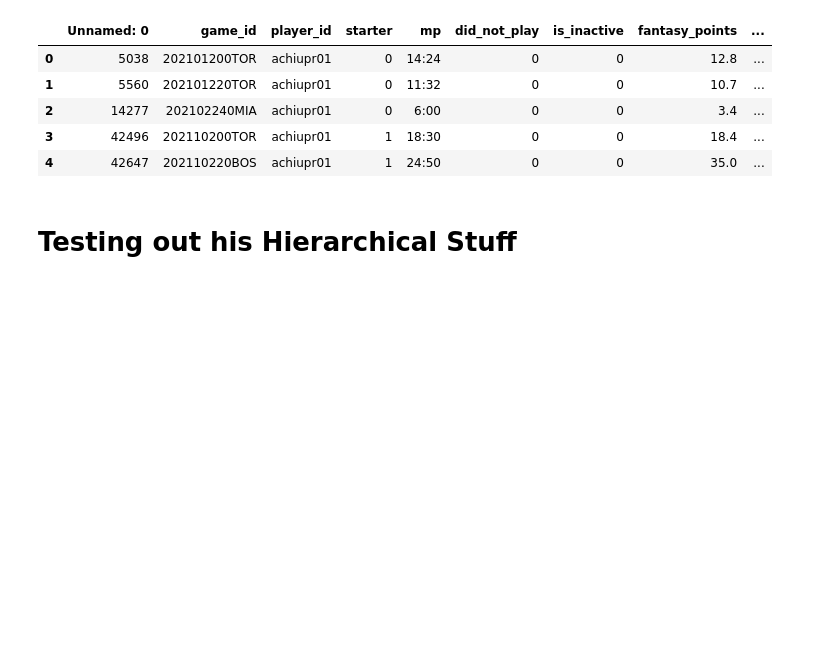
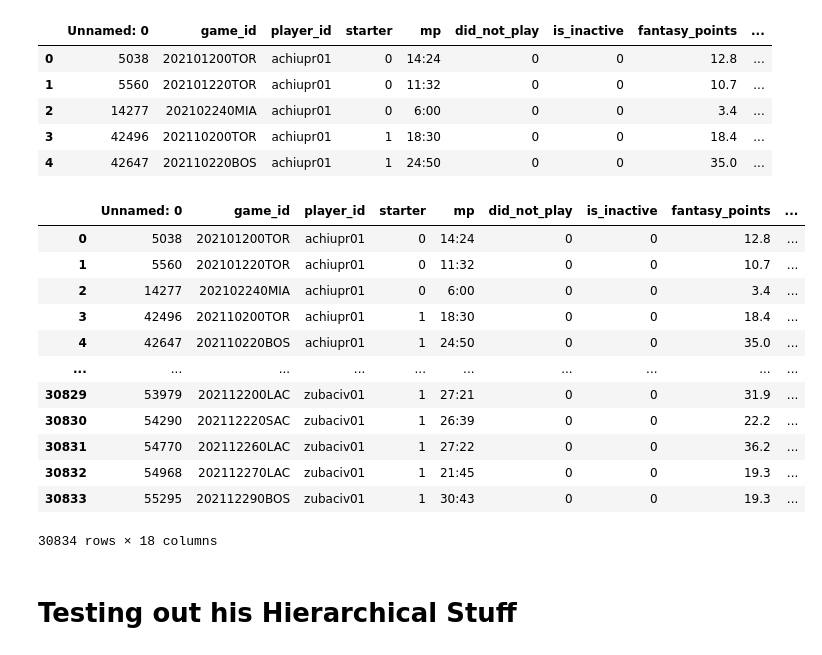
Before and after one commit to alseekford/Bayes-NBAFantasyPredictions, a Jupyter notebook: Hierarchical_Model.ipynb, the cells around one changed output. Saved outputs shown, nothing was run; the diff lists cells and outputs as text; code cells hidden in the pictures; blank space fills up the shorter version.

Commit message:
added rank

```diff
--- a/Hierarchical_Model.ipynb
+++ b/Hierarchical_Model.ipynb
@@ -35,6 +35,38 @@ df.head()
 | 2 | 14277 | 202102240MIA | achiupr01 | 0 | 6:00 | 0 | 0 | 3.4 | ... |
 | 3 | 42496 | 202110200TOR | achiupr01 | 1 | 18:30 | 0 | 0 | 18.4 | ... |
 | 4 | 42647 | 202110220BOS | achiupr01 | 1 | 24:50 | 0 | 0 | 35.0 | ... |
+# %%
+df['10_game_average'] = df.groupby('player_id').fantasy_points.apply(lambda x: x.shift().rolling(10, min_periods=1).mean().fillna(x))
+# %%
+# Conditions
+conditions = [
+    (df['fantasy_points'] <= 0) & (df['avg_pts'] < 2),
+    (df['fantasy_points'] > 0) & (df['fantasy_points'] < 3.3) & (df['avg_pts'] >= 2) & (df['avg_pts'] < 6.5),
+    (df['fantasy_points'] >= 3.3) & (df['fantasy_points'] < 15.6) & (df['avg_pts'] >= 6.5) & (df['avg_pts'] < 16),
+    (df['fantasy_points'] >= 15.6) & (df['fantasy_points'] < 27.5) & (df['avg_pts'] >= 16) & (df['avg_pts'] < 25),
+    (df['fantasy_points'] >= 27.5) & (df['fantasy_points'] < 100) & (df['avg_pts'] >= 25) & (df['avg_pts'] < 73)]
+
+# Ranks
+values = [0, 1, 2, 3, 4]
+
+# Assign
+df['rank'] = np.select(conditions, values)
+# %%
+df
+# %% [output]
+|  | Unnamed: 0 | game_id | player_id | starter | mp | did_not_play | is_inactive | fantasy_points | ... |
+| 0 | 5038 | 202101200TOR | achiupr01 | 0 | 14:24 | 0 | 0 | 12.8 | ... |
+| 1 | 5560 | 202101220TOR | achiupr01 | 0 | 11:32 | 0 | 0 | 10.7 | ... |
+| 2 | 14277 | 202102240MIA | achiupr01 | 0 | 6:00 | 0 | 0 | 3.4 | ... |
+| 3 | 42496 | 202110200TOR | achiupr01 | 1 | 18:30 | 0 | 0 | 18.4 | ... |
+| 4 | 42647 | 202110220BOS | achiupr01 | 1 | 24:50 | 0 | 0 | 35.0 | ... |
+| ... | ... | ... | ... | ... | ... | ... | ... | ... | ... |
+| 30829 | 53979 | 202112200LAC | zubaciv01 | 1 | 27:21 | 0 | 0 | 31.9 | ... |
+| 30830 | 54290 | 202112220SAC | zubaciv01 | 1 | 26:39 | 0 | 0 | 22.2 | ... |
+| 30831 | 54770 | 202112260LAC | zubaciv01 | 1 | 27:22 | 0 | 0 | 36.2 | ... |
+| 30832 | 54968 | 202112270LAC | zubaciv01 | 1 | 21:45 | 0 | 0 | 19.3 | ... |
+| 30833 | 55295 | 202112290BOS | zubaciv01 | 1 | 30:43 | 0 | 0 | 19.3 | ... |
+30834 rows × 18 columns
 # %% [markdown]
 # Testing out his Hierarchical Stuff
 # %%
```
Also changed, not shown: parts of 1 cell of this notebook, 1 other file.
